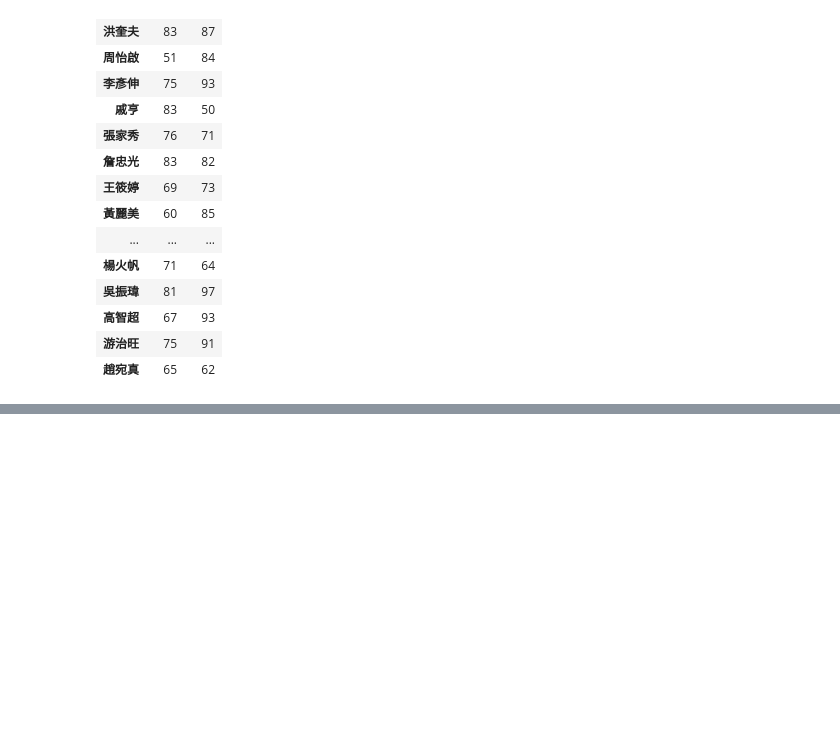
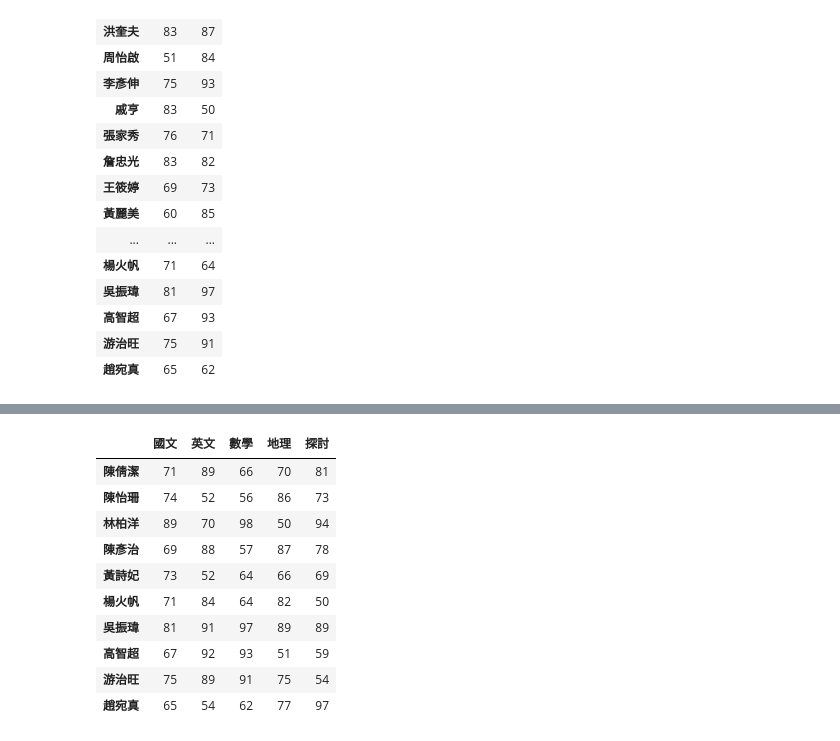
Before and after one commit to rexchen21/python_analysis, a Jupyter notebook: 0215-4.ipynb, the cells around one changed output, grey strips where cells are left out. Cells and saved outputs as stored; diff of their text form; code cells hidden in the pictures; blank space fills up the shorter version.

```diff
--- a/0215-4.ipynb
+++ b/0215-4.ipynb
@@ -38,0 +127,14 @@ df[['國文','數學']]
+# %%
+df[-10:]
+# %% [output]
+|  | 國文 | 英文 | 數學 | 地理 | 探討 |
+| 陳倩潔 | 71 | 89 | 66 | 70 | 81 |
+| 陳怡珊 | 74 | 52 | 56 | 86 | 73 |
+| 林柏洋 | 89 | 70 | 98 | 50 | 94 |
+| 陳彥治 | 69 | 88 | 57 | 87 | 78 |
+| 黃詩妃 | 73 | 52 | 64 | 66 | 69 |
+| 楊火帆 | 71 | 84 | 64 | 82 | 50 |
+| 吳振瑋 | 81 | 91 | 97 | 89 | 89 |
+| 高智超 | 67 | 92 | 93 | 51 | 59 |
+| 游治旺 | 75 | 89 | 91 | 75 | 54 |
+| 趙宛真 | 65 | 54 | 62 | 77 | 97 |
```
Also changed, not shown: parts of 6 cells of this notebook.
